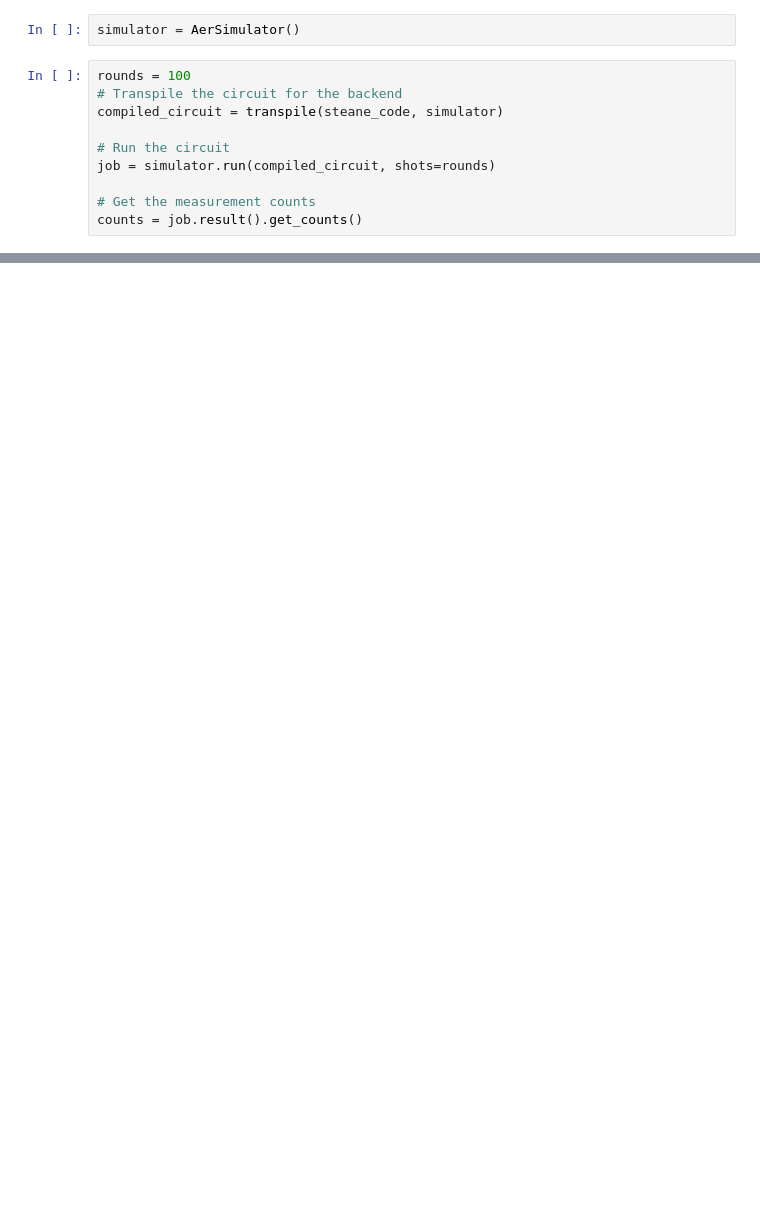
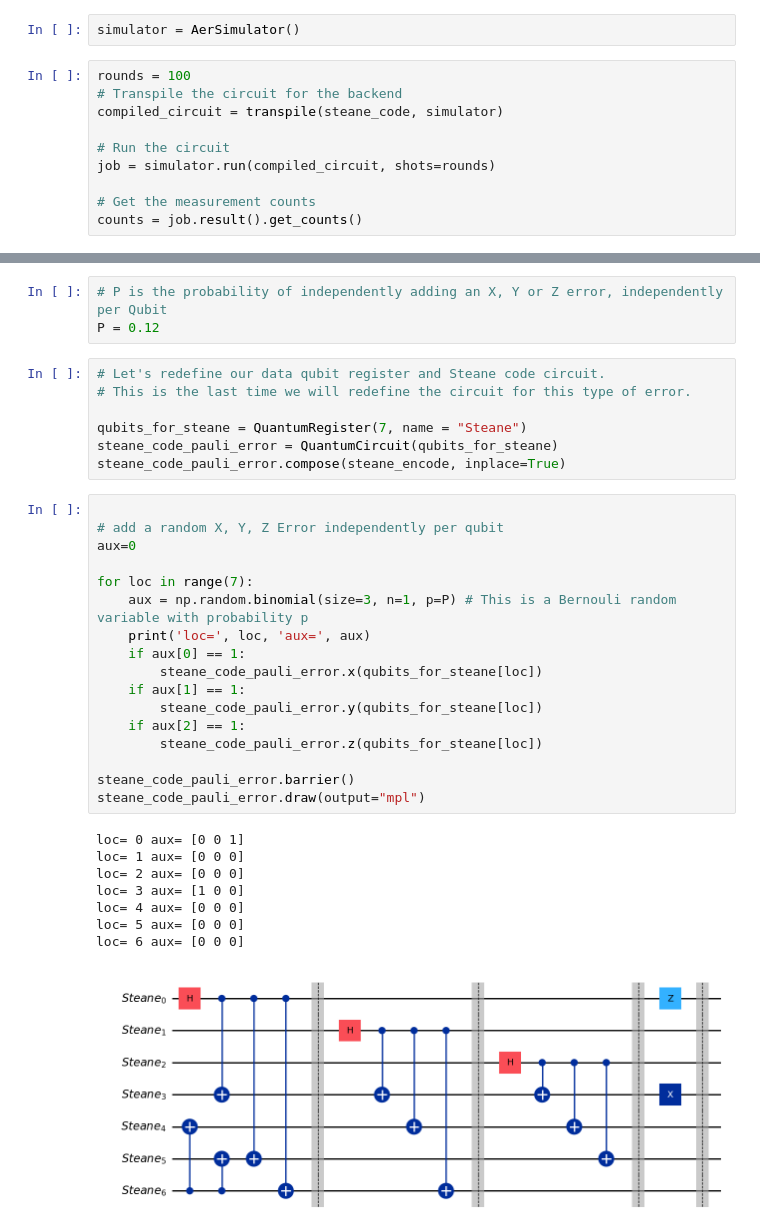
Before and after one commit to lara-ismert/steane_code, a Jupyter notebook: steane_code.ipynb, the cells around one changed output, grey strips where cells are left out. Cells and saved outputs as stored; diff of their text form; blank space fills up the shorter version.

```diff
--- a/steane_code.ipynb
+++ b/steane_code.ipynb
@@ -372,0 +361,36 @@ As we varied $p$, we noticed that, in fact, the probability amplitudes of those
+# %%
+# P is the probability of independently adding an X, Y or Z error, independently per Qubit
+P = 0.12
+# %%
+# Let's redefine our data qubit register and Steane code circuit.
+# This is the last time we will redefine the circuit for this type of error.
+
+qubits_for_steane = QuantumRegister(7, name = "Steane")
+steane_code_pauli_error = QuantumCircuit(qubits_for_steane)
+steane_code_pauli_error.compose(steane_encode, inplace=True)
+# %%
+
+# add a random X, Y, Z Error independently per qubit
+aux=0
+
+for loc in range(7):
+    aux = np.random.binomial(size=3, n=1, p=P) # This is a Bernouli random variable with probability p
+    print('loc=', loc, 'aux=', aux)
+    if aux[0] == 1:
+        steane_code_pauli_error.x(qubits_for_steane[loc])
+    if aux[1] == 1:
+        steane_code_pauli_error.y(qubits_for_steane[loc])
+    if aux[2] == 1:
+        steane_code_pauli_error.z(qubits_for_steane[loc])
+
+steane_code_pauli_error.barrier()
+steane_code_pauli_error.draw(output="mpl")
+# %% [output]
+loc= 0 aux= [0 0 1]
+loc= 1 aux= [0 0 0]
+loc= 2 aux= [0 0 0]
+loc= 3 aux= [1 0 0]
+loc= 4 aux= [0 0 0]
+loc= 5 aux= [0 0 0]
+loc= 6 aux= [0 0 0]
+[figure, added]
```
Also changed, not shown: parts of 45 cells of this notebook.
